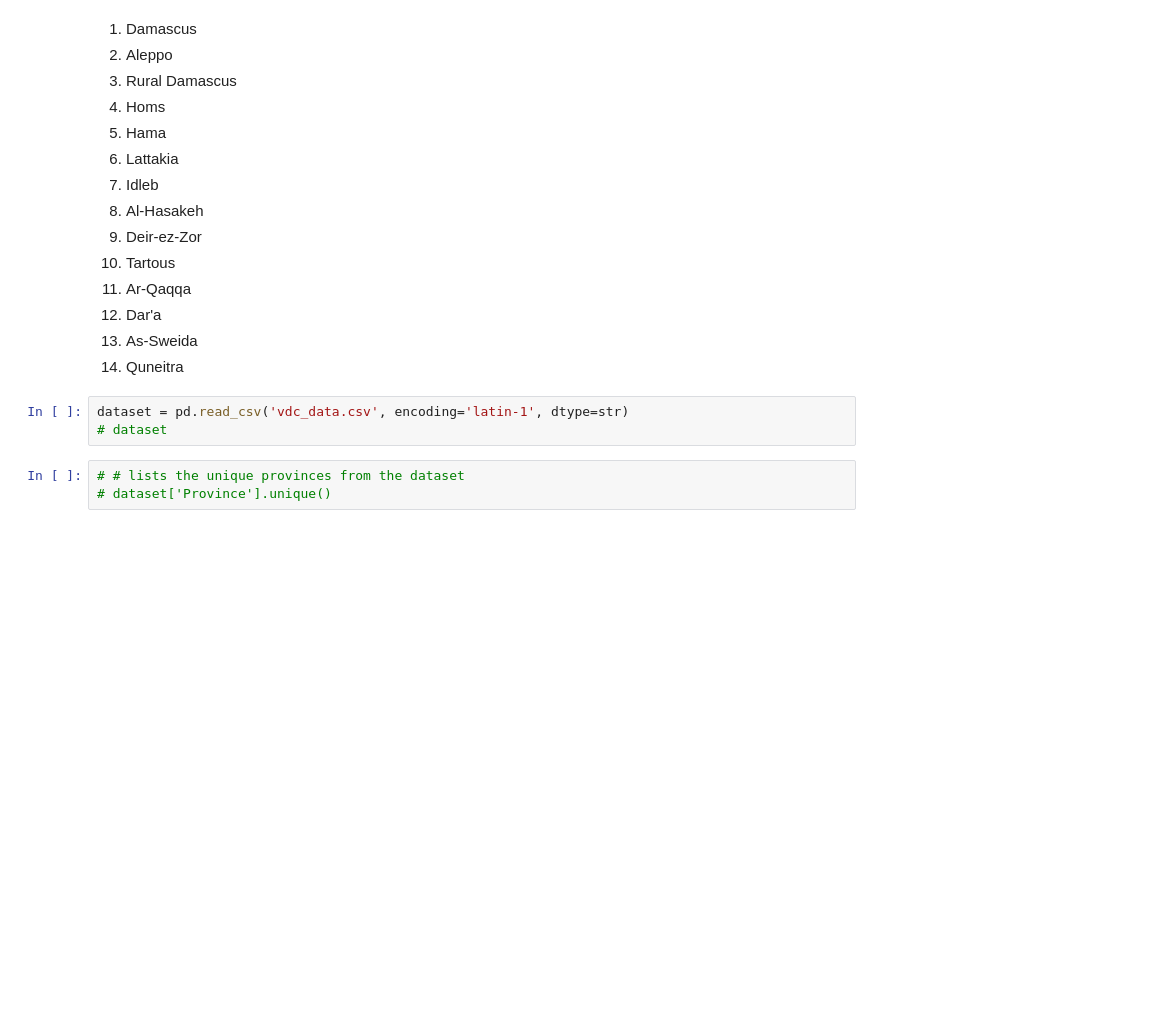
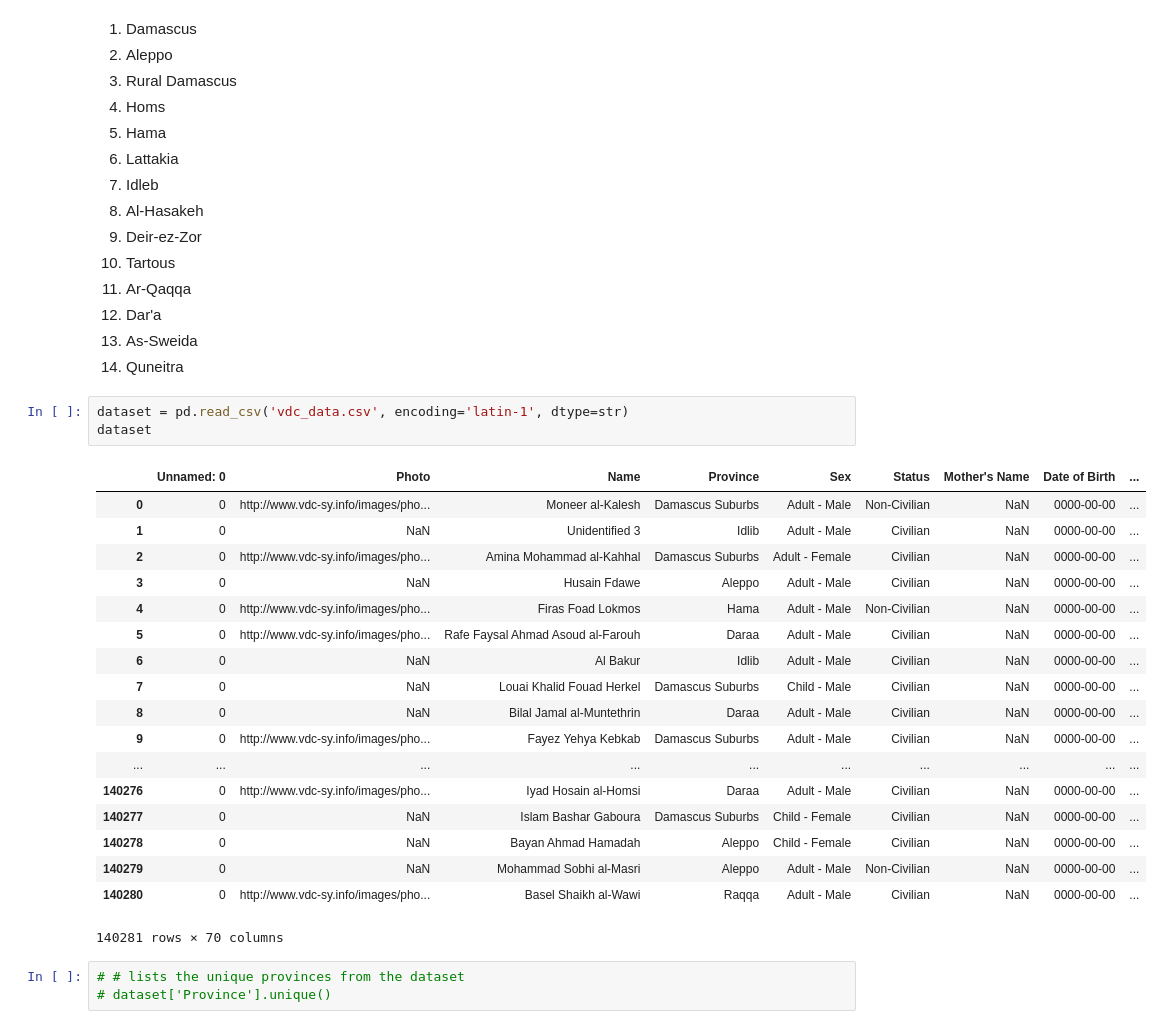
Before and after one commit to romansul/syrian-civil-war, a Jupyter notebook: Choropleth Map CSR bokeh.ipynb, the cells around one changed output. Drawn from its saved outputs; the diff is of its cells as text; blank space fills up the shorter version.

```diff
--- a/Choropleth Map CSR bokeh.ipynb
+++ b/Choropleth Map CSR bokeh.ipynb
@@ -147,7 +148,26 @@ map_df.plot()
 14. Quneitra
 # %%
 dataset = pd.read_csv('vdc_data.csv', encoding='latin-1', dtype=str)
-# dataset
+dataset
+# %% [output]
+|  | Unnamed: 0 | Photo | Name | Province | Sex | Status | Mother's Name | Date of Birth | ... |
+| 0 | 0 | http://www.vdc-sy.info/images/pho... | Moneer al-Kalesh | Damascus Suburbs | Adult - Male | Non-Civilian | NaN | 0000-00-00 | ... |
+| 1 | 0 | NaN | Unidentified 3 | Idlib | Adult - Male | Civilian | NaN | 0000-00-00 | ... |
+| 2 | 0 | http://www.vdc-sy.info/images/pho... | Amina Mohammad al-Kahhal | Damascus Suburbs | Adult - Female | Civilian | NaN | 0000-00-00 | ... |
+| 3 | 0 | NaN | Husain Fdawe | Aleppo | Adult - Male | Civilian | NaN | 0000-00-00 | ... |
+| 4 | 0 | http://www.vdc-sy.info/images/pho... | Firas Foad Lokmos | Hama | Adult - Male | Non-Civilian | NaN | 0000-00-00 | ... |
+| 5 | 0 | http://www.vdc-sy.info/images/pho... | Rafe Faysal Ahmad Asoud al-Farouh | Daraa | Adult - Male | Civilian | NaN | 0000-00-00 | ... |
+| 6 | 0 | NaN | Al Bakur | Idlib | Adult - Male | Civilian | NaN | 0000-00-00 | ... |
+| 7 | 0 | NaN | Louai Khalid Fouad Herkel | Damascus Suburbs | Child - Male | Civilian | NaN | 0000-00-00 | ... |
+| 8 | 0 | NaN | Bilal Jamal al-Muntethrin | Daraa | Adult - Male | Civilian | NaN | 0000-00-00 | ... |
+| 9 | 0 | http://www.vdc-sy.info/images/pho... | Fayez Yehya Kebkab | Damascus Suburbs | Adult - Male | Civilian | NaN | 0000-00-00 | ... |
+| ... | ... | ... | ... | ... | ... | ... | ... | ... | ... |
+| 140276 | 0 | http://www.vdc-sy.info/images/pho... | Iyad Hosain al-Homsi | Daraa | Adult - Male | Civilian | NaN | 0000-00-00 | ... |
+| 140277 | 0 | NaN | Islam Bashar Gaboura | Damascus Suburbs | Child - Female | Civilian | NaN | 0000-00-00 | ... |
+| 140278 | 0 | NaN | Bayan Ahmad Hamadah | Aleppo | Child - Female | Civilian | NaN | 0000-00-00 | ... |
+| 140279 | 0 | NaN | Mohammad Sobhi al-Masri | Aleppo | Adult - Male | Non-Civilian | NaN | 0000-00-00 | ... |
+| 140280 | 0 | http://www.vdc-sy.info/images/pho... | Basel Shaikh al-Wawi | Raqqa | Adult - Male | Civilian | NaN | 0000-00-00 | ... |
+140281 rows × 70 columns
 # %%
 # # lists the unique provinces from the dataset
 # dataset['Province'].unique()
```
Also changed, not shown: parts of 11 cells of this notebook.
